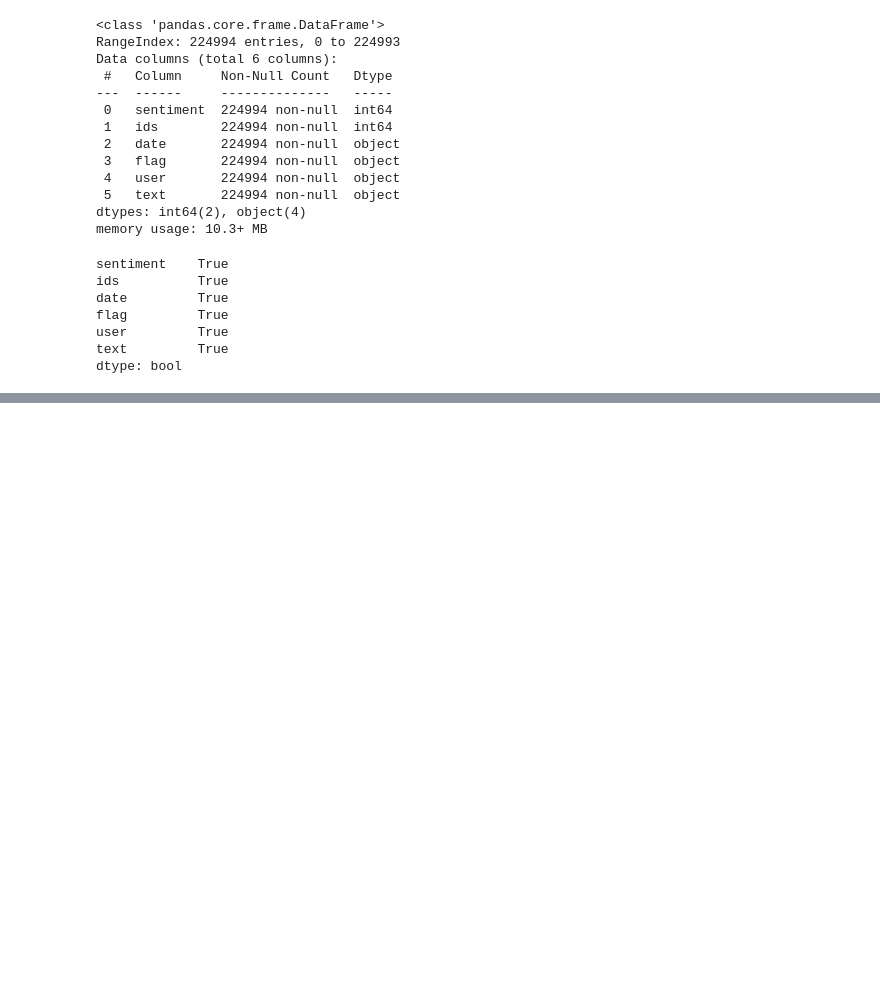
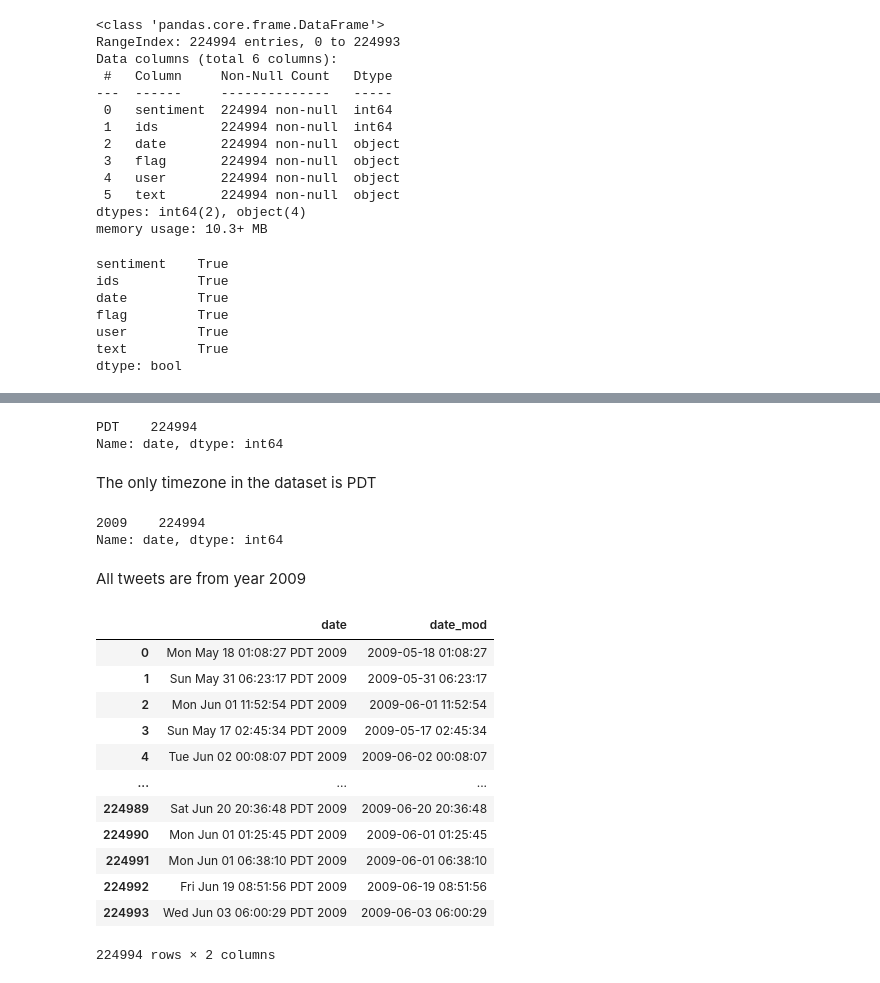
Before and after one commit to Edoch94/DSL_project_2022, a Jupyter notebook: project.ipynb, the cells around one changed output, grey strips where cells are left out. Drawn from its saved outputs; the diff is of its cells as text; code cells hidden in the pictures; blank space fills up the shorter version.

```diff
--- a/project.ipynb
+++ b/project.ipynb
@@ -54,0 +79,36 @@ There are no empty cells
+# %%
+df_dev['date'].astype('string').str.split(' ').apply(lambda x : x[-2]).value_counts()
+# %% [output]
+PDT    224994
+Name: date, dtype: int64
+# %% [markdown]
+The only timezone in the dataset is PDT
+# %%
+df_dev['date'].astype('string').str.split(' ').apply(lambda x : x[-1]).value_counts()
+# %% [output]
+2009    224994
+Name: date, dtype: int64
+# %% [markdown]
+All tweets are from year 2009
+# %%
+df_dev['date_mod'] = df_dev['date'].\
+    astype('string')\
+    .str.split(' ')\
+    .apply(lambda x : ' '.join([x[i] for i in [1,2,3,5]]))\
+    .pipe(pd.to_datetime)
+
+df_dev[['date','date_mod']]
+# %% [output]
+|  | date | date_mod |
+| 0 | Mon May 18 01:08:27 PDT 2009 | 2009-05-18 01:08:27 |
+| 1 | Sun May 31 06:23:17 PDT 2009 | 2009-05-31 06:23:17 |
+| 2 | Mon Jun 01 11:52:54 PDT 2009 | 2009-06-01 11:52:54 |
+| 3 | Sun May 17 02:45:34 PDT 2009 | 2009-05-17 02:45:34 |
+| 4 | Tue Jun 02 00:08:07 PDT 2009 | 2009-06-02 00:08:07 |
+| ... | ... | ... |
+| 224989 | Sat Jun 20 20:36:48 PDT 2009 | 2009-06-20 20:36:48 |
+| 224990 | Mon Jun 01 01:25:45 PDT 2009 | 2009-06-01 01:25:45 |
+| 224991 | Mon Jun 01 06:38:10 PDT 2009 | 2009-06-01 06:38:10 |
+| 224992 | Fri Jun 19 08:51:56 PDT 2009 | 2009-06-19 08:51:56 |
+| 224993 | Wed Jun 03 06:00:29 PDT 2009 | 2009-06-03 06:00:29 |
+224994 rows × 2 columns
```
Also changed, not shown: parts of 66 cells of this notebook, 1 other file.
